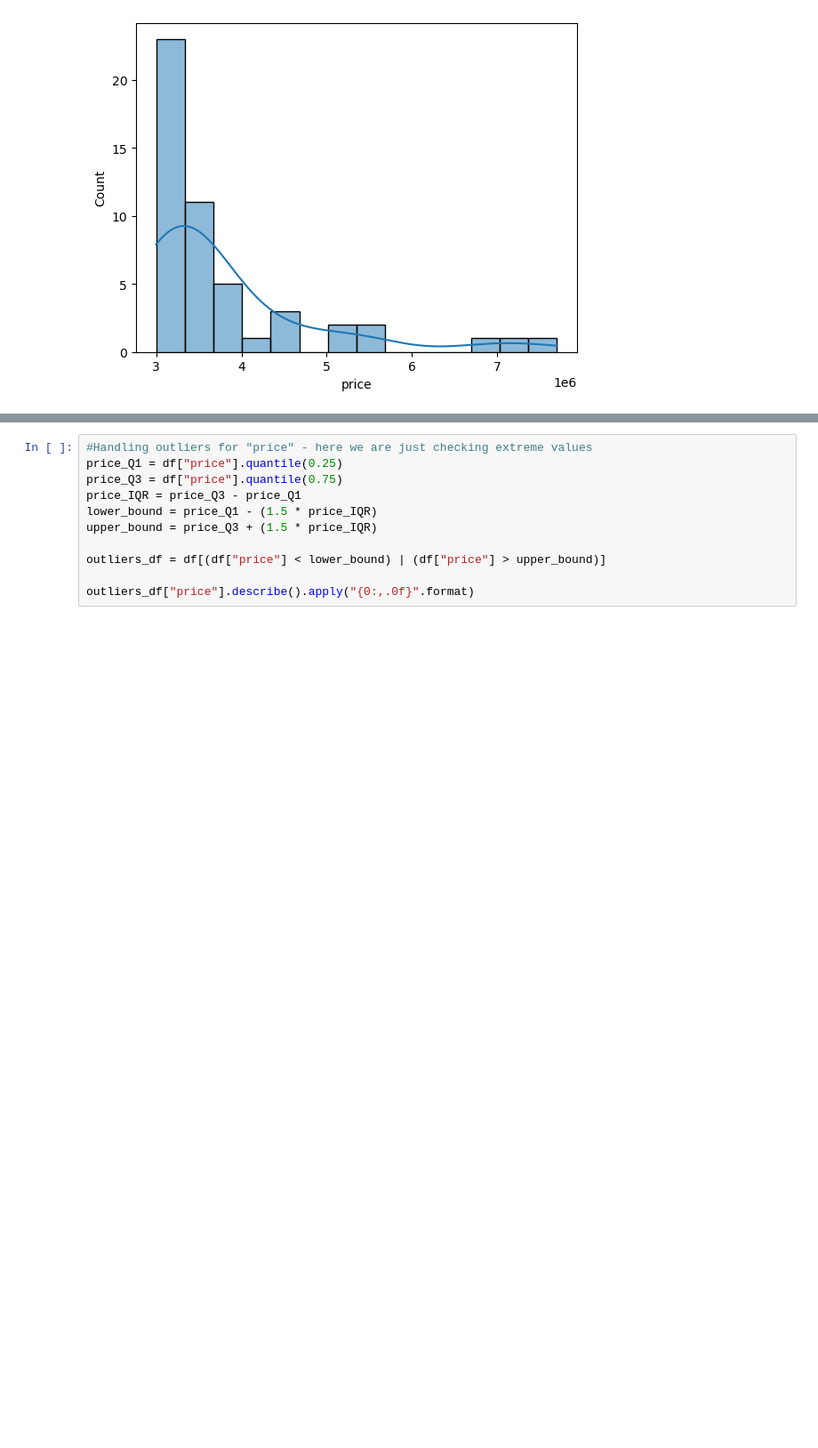
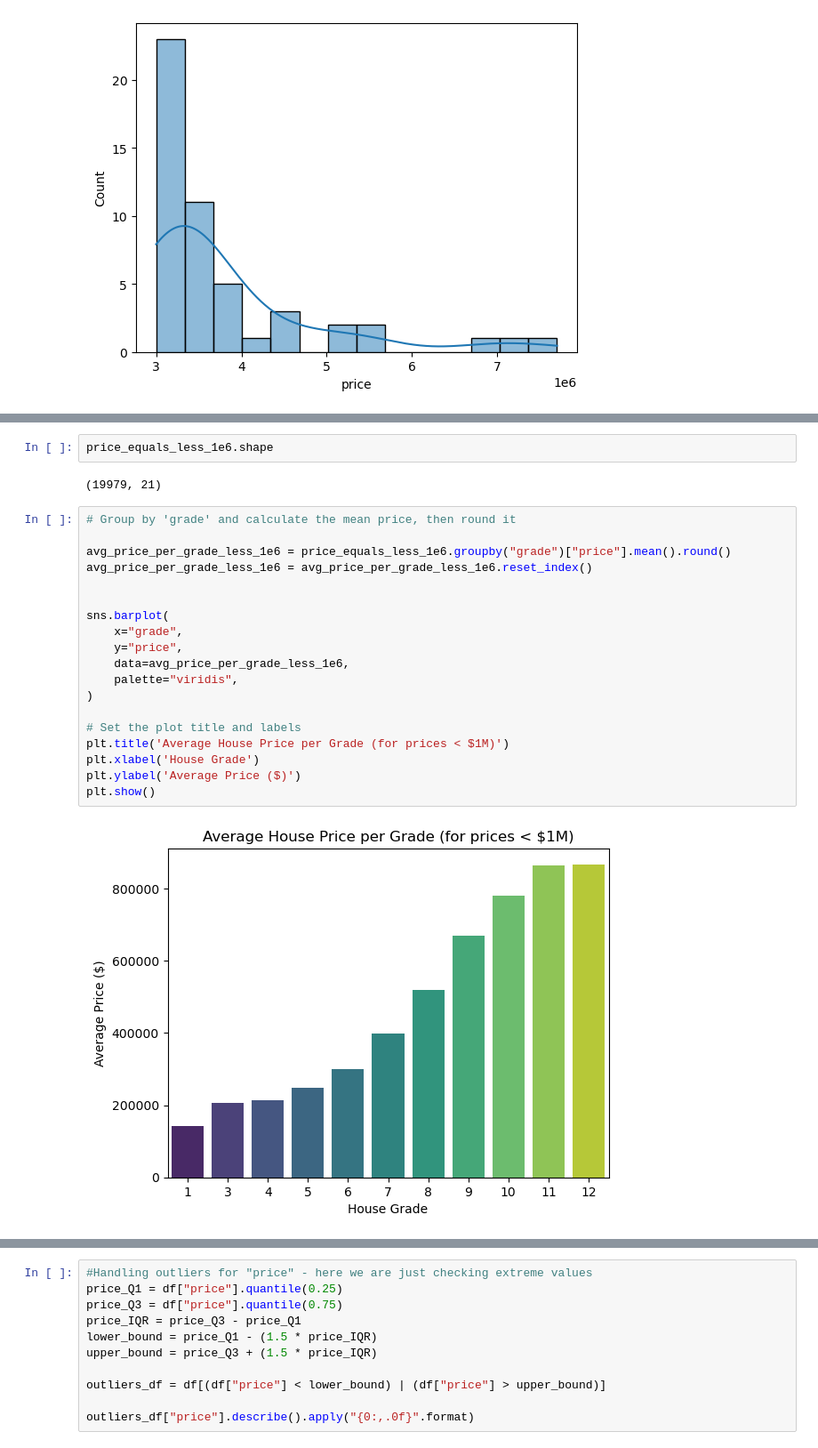
Before and after one commit to Enam88/apartment-hunter, a Jupyter notebook: notebooks/preprocessing.ipynb, the cells around one changed output, grey strips where cells are left out. Shown at 89% size. Cells and saved outputs as stored; diff of their text form; blank space fills up the shorter version.

```diff
--- a/notebooks/preprocessing.ipynb
+++ b/notebooks/preprocessing.ipynb
@@ -141,0 +230,25 @@ Name: price, dtype: object
+# %%
+price_equals_less_1e6.shape
+# %% [output]
+(19979, 21)
+# %%
+# Group by 'grade' and calculate the mean price, then round it
+
+avg_price_per_grade_less_1e6 = price_equals_less_1e6.groupby("grade")["price"].mean().round()
+avg_price_per_grade_less_1e6 = avg_price_per_grade_less_1e6.reset_index()
+
+
+sns.barplot(
+    x="grade",
+    y="price",
+    data=avg_price_per_grade_less_1e6,
+    palette="viridis",
+)
+
+# Set the plot title and labels
+plt.title('Average House Price per Grade (for prices < $1M)')
+plt.xlabel('House Grade')
+plt.ylabel('Average Price ($)')
+plt.show()
+# %% [output]
+[figure, added]
```
Also changed, not shown: parts of 15 cells of this notebook.
